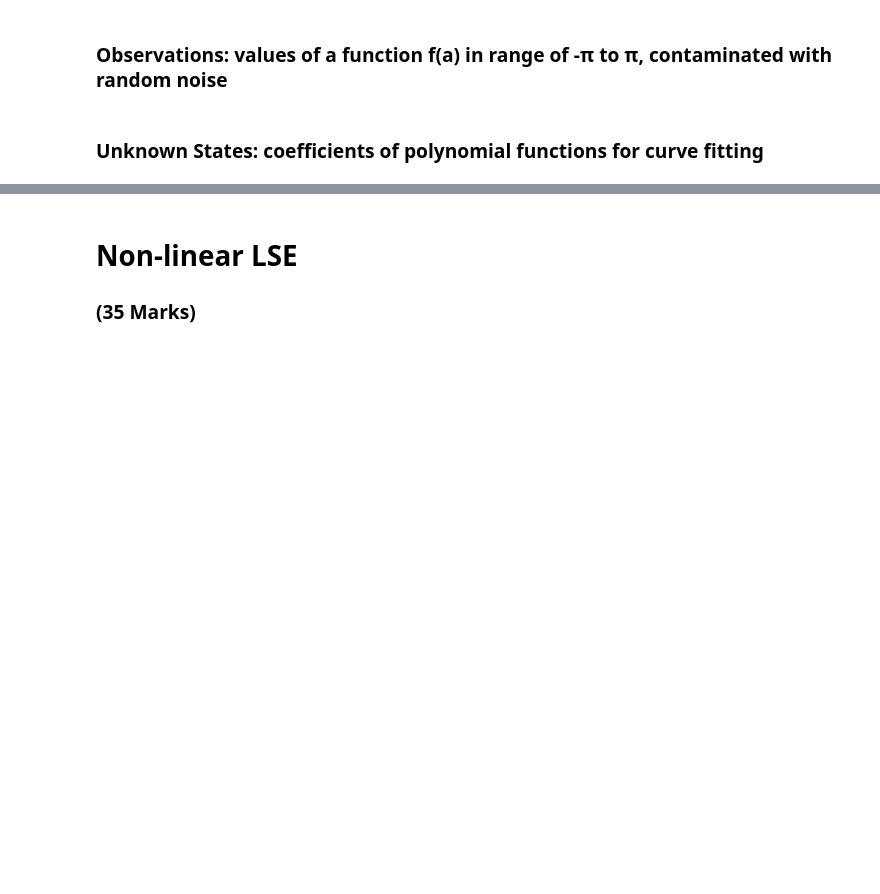
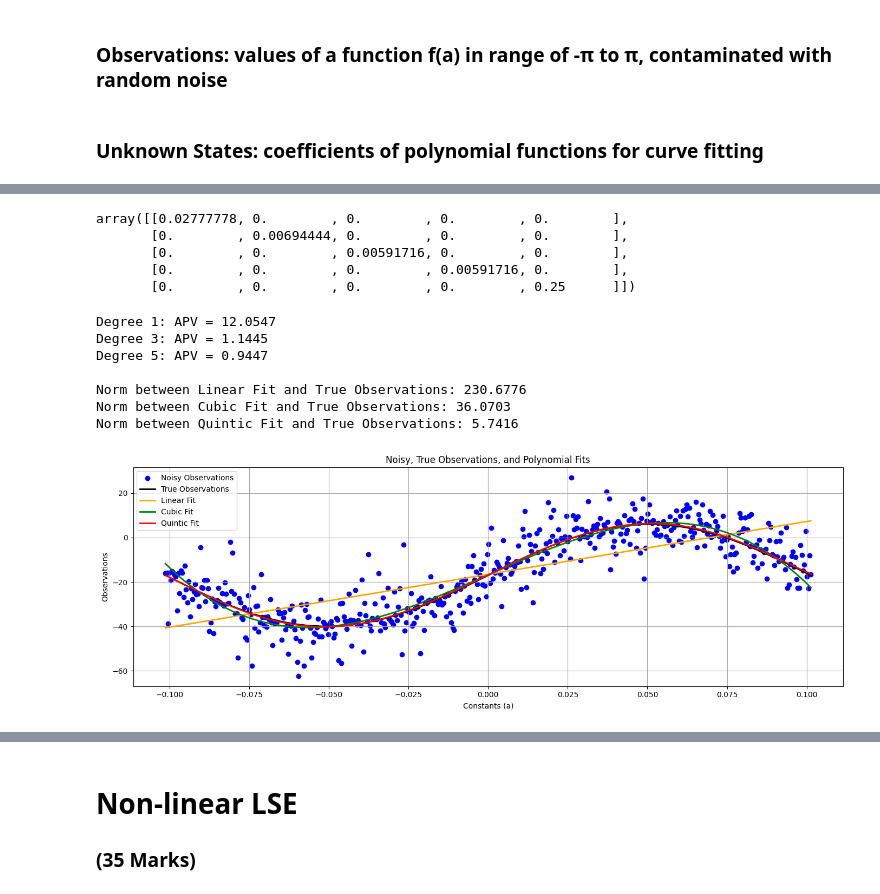
Before and after one commit to rbawah/engg680_2024_fall_group7, a Jupyter notebook: Lab_Assignment2/Assignment2.ipynb, the cells around one changed output, grey strips where cells are left out. Cells and saved outputs as stored; diff of their text form; code cells hidden in the pictures; blank space fills up the shorter version.

```diff
--- a/Lab_Assignment2/Assignment2.ipynb
+++ b/Lab_Assignment2/Assignment2.ipynb
@@ -248,4 +268,11 @@ plt.show()
 # now, let's define the P matrix with the proper weights of observation
 # use the variance of observation l_var, define P matrix
 # (1 mark)
-P = #...
+P = np.diag(1 / l_var)
+P[:5, :5]
+# %% [output]
+array([[0.02777778, 0.        , 0.        , 0.        , 0.        ],
+       [0.        , 0.00694444, 0.        , 0.        , 0.        ],
+       [0.        , 0.        , 0.00591716, 0.        , 0.        ],
+       [0.        , 0.        , 0.        , 0.00591716, 0.        ],
+       [0.        , 0.        , 0.        , 0.        , 0.25      ]])
@@ -261,0 +279,59 @@ P = #...
+# %%
+# step 13
+# repeat the steps 6-10, using the proper P matrix
+# (10 marks)
+# ...
+
+first_deg = fit_polynomial_curve(a=a, l=l, P=P, deg=1)
+x1, cov_x1, apv1, v1 = first_deg
+# print(f"APV: {apv1}")
+third_deg = fit_polynomial_curve(a=a, l=l, P=P, deg=3)
+x3, cov_x3, apv3, v3 = third_deg
+# print(f"APV: {apv3}")
+fifth_deg = fit_polynomial_curve(a=a, l=l, P=P, deg=5)
+x5, cov_x5, apv5, v5 = fifth_deg
+# print(f"APV: {apv5}")
+
+line_uw = np.polyval(x1[::-1], a)  # For degree 1
+cubic_uw = np.polyval(x3[::-1], a)  # For degree 3
+quintic_uw = np.polyval(x5[::-1], a)  # For degree 5
+
+fig, ax = plt.subplots(nrows=1, ncols=1, figsize=(14, 5))
+ax.scatter(a, l, label='Noisy Observations', color='blue')
+ax.plot(a, l_true, label='True Observations', color='black', linewidth=2)
+
+ax.plot(a, line_uw, label='Linear Fit', color='orange', linewidth=2)
+ax.plot(a, cubic_uw, label='Cubic Fit', color='green', linewidth=2)
+ax.plot(a, quintic_uw, label='Quintic Fit', color='red', linewidth=2)
+
+ax.set_xlabel('Constants (a)')
+ax.set_ylabel('Observations')
+ax.set_title('Noisy, True Observations, and Polynomial Fits')
+
+ax.grid(True, which='both', ls='-', color='0.65')
+ax.legend()
+
+fig.tight_layout()
+
+print()
+print(f"Degree 1: APV = {apv1:.4f}")
+print(f"Degree 3: APV = {apv3:.4f}")
+print(f"Degree 5: APV = {apv5:.4f}")
+
+print()
+line_norm = np.linalg.norm(line_uw - l_true)
+cubic_norm = np.linalg.norm(cubic_uw - l_true)
+quintic_norm = np.linalg.norm(quintic_uw - l_true)
+
+print(f"Norm between Linear Fit and True Observations: {line_norm:.4f}")
+print(f"Norm between Cubic Fit and True Observations: {cubic_norm:.4f}")
+print(f"Norm between Quintic Fit and True Observations: {quintic_norm:.4f}")
+# %% [output]
+Degree 1: APV = 12.0547
+Degree 3: APV = 1.1445
+Degree 5: APV = 0.9447
+
+Norm between Linear Fit and True Observations: 230.6776
+Norm between Cubic Fit and True Observations: 36.0703
+Norm between Quintic Fit and True Observations: 5.7416
+[figure, added]
```
Also changed, not shown: parts of 32 cells of this notebook, 1 other file.
